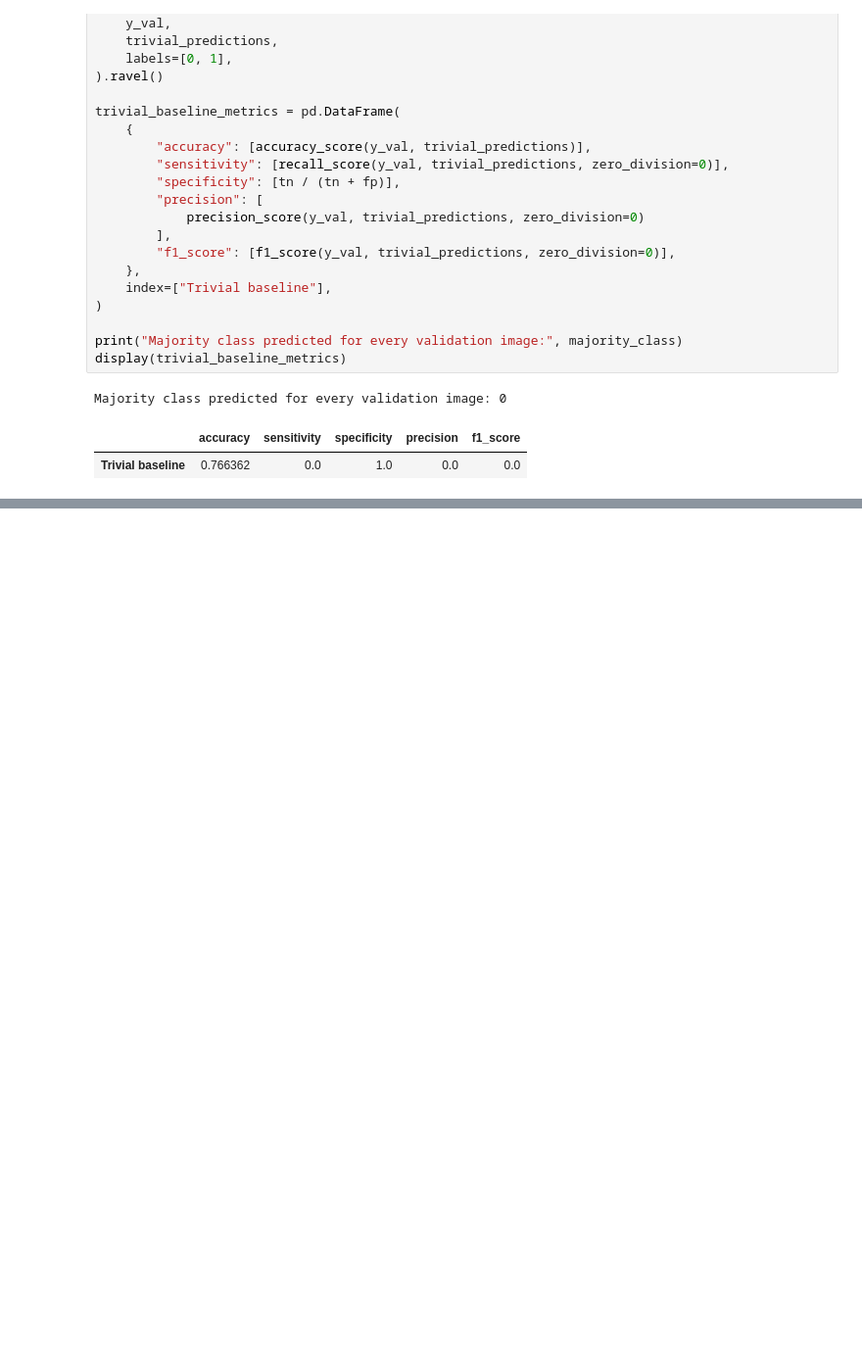
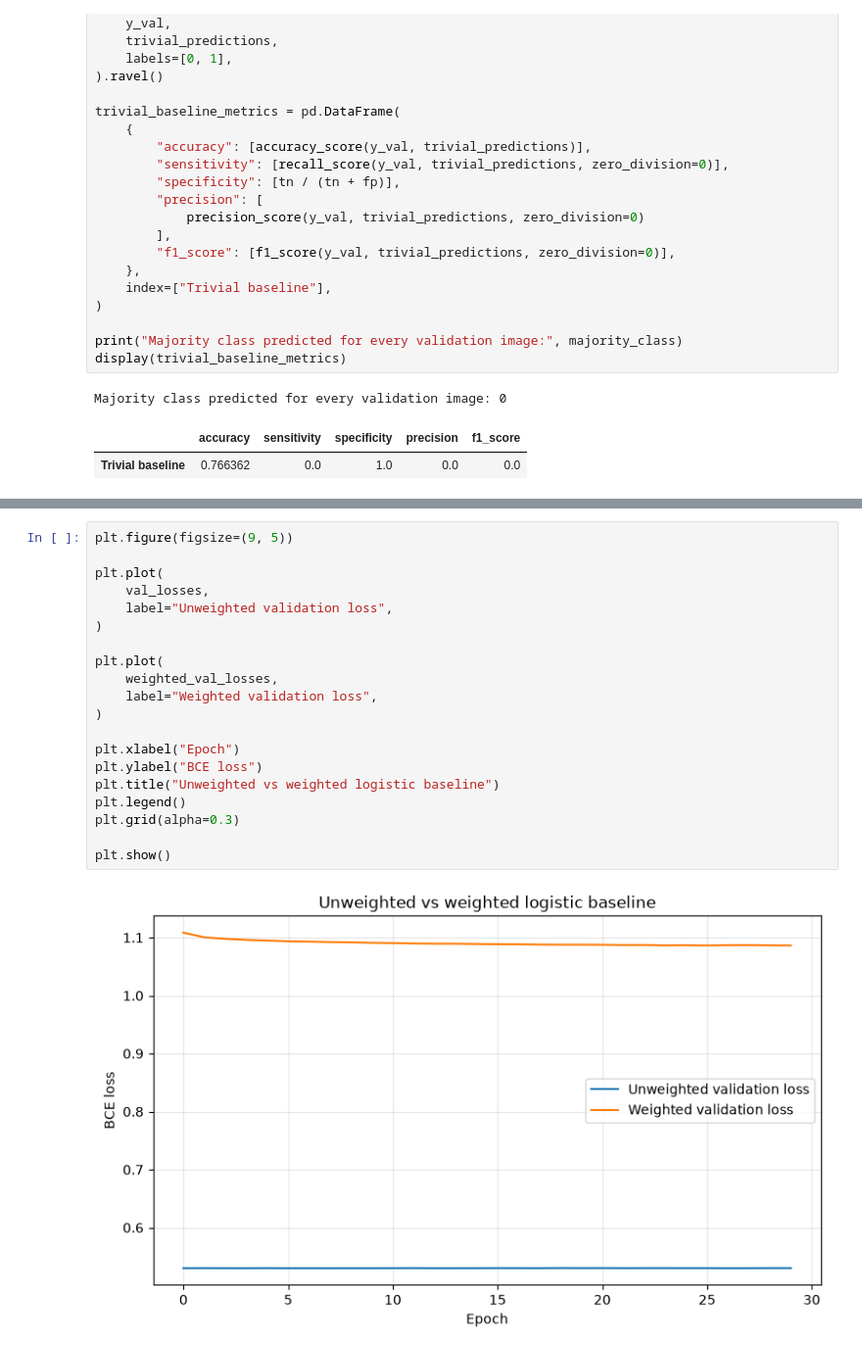
Before and after one commit to mohamedmaherabdalla/MedAI-A1, a Jupyter notebook: working.ipynb, the cells around one changed output, grey strips where cells are left out. Shown at 98% size. Drawn from its saved outputs; the diff is of its cells as text; blank space fills up the shorter version.

```diff
--- a/working.ipynb
+++ b/working.ipynb
@@ -409,0 +743,22 @@ Majority class predicted for every validation image: 0
+# %%
+plt.figure(figsize=(9, 5))
+
+plt.plot(
+    val_losses,
+    label="Unweighted validation loss",
+)
+
+plt.plot(
+    weighted_val_losses,
+    label="Weighted validation loss",
+)
+
+plt.xlabel("Epoch")
+plt.ylabel("BCE loss")
+plt.title("Unweighted vs weighted logistic baseline")
+plt.legend()
+plt.grid(alpha=0.3)
+
+plt.show()
+# %% [output]
+[figure, added]
```
Also changed, not shown: parts of 15 cells of this notebook.
